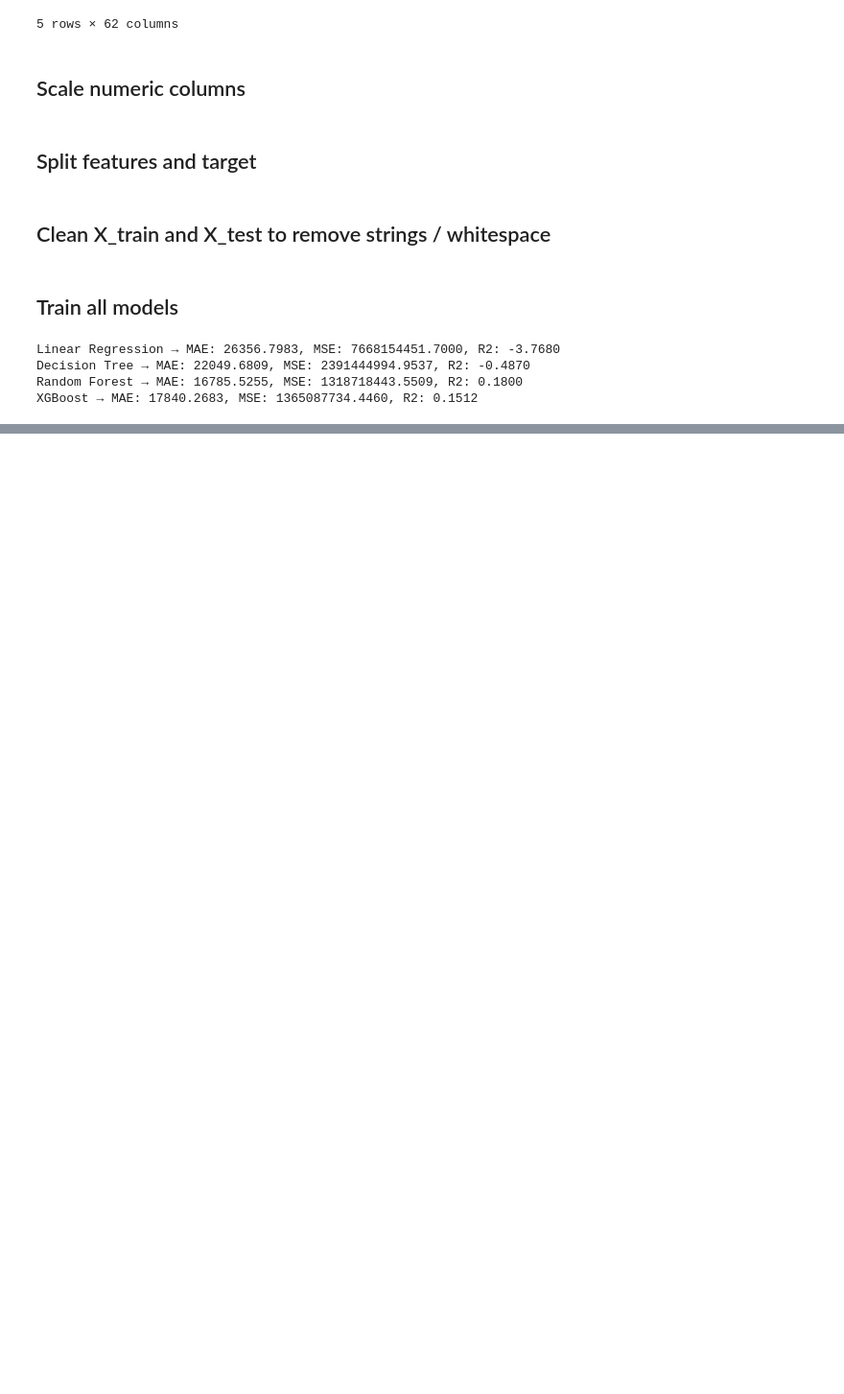
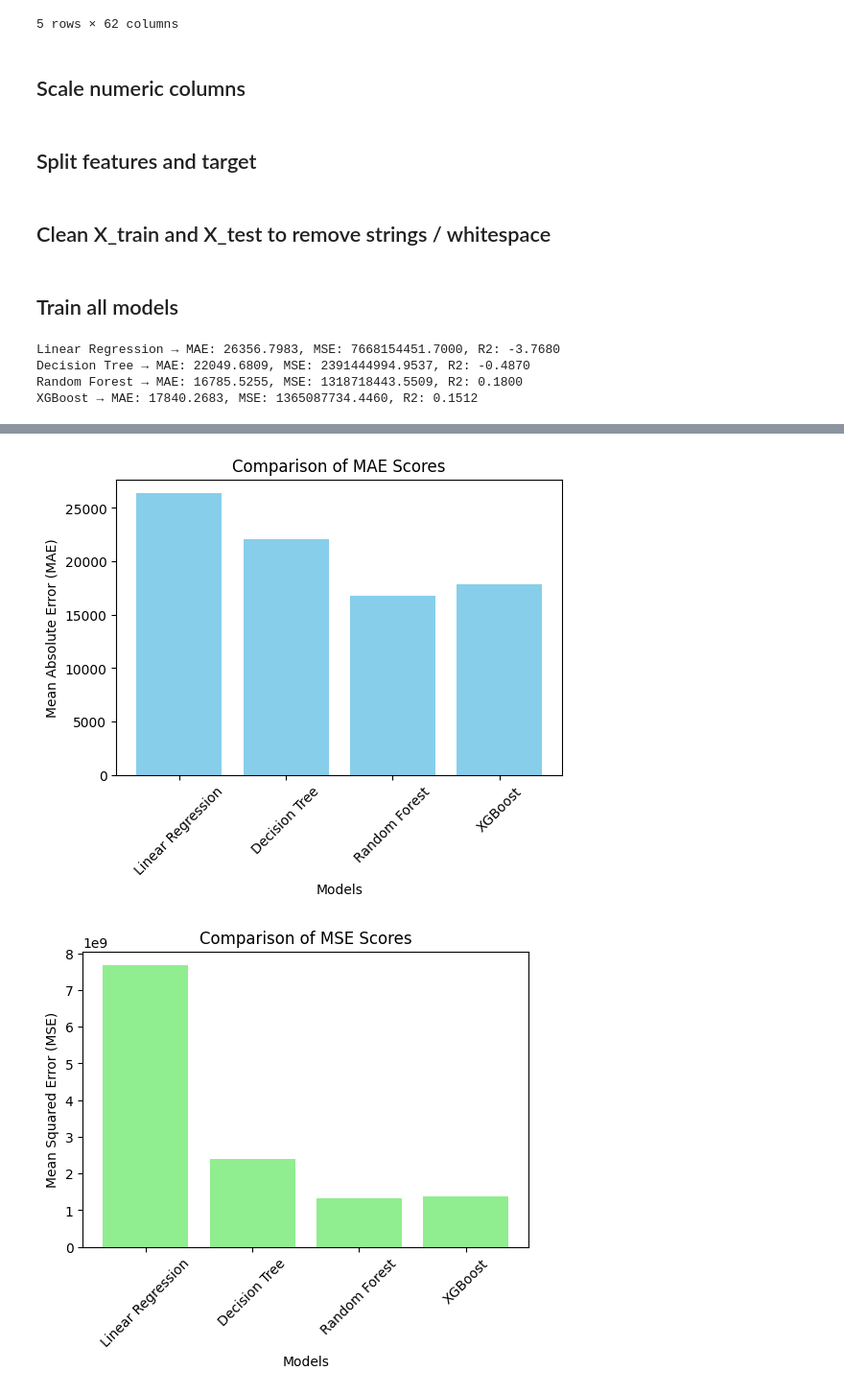
Before and after one commit to Aryam-21/insurance-risk-analytics, a Jupyter notebook: notebooks/task-4.ipynb, the cells around one changed output, grey strips where cells are left out. Shown at 96% size. Cells and saved outputs as stored; diff of their text form; code cells hidden in the pictures; blank space fills up the shorter version.

Commit message:
Visualizes model performance using bar charts.

```diff
--- a/notebooks/task-4.ipynb
+++ b/notebooks/task-4.ipynb
@@ -6,10 +6,12 @@ sys.path.append('..')
 from scripts.model import Model
 from scripts.processor import Processor
 from src.load import load_csv
+from src.plot import Plot
 import warnings
 warnings.filterwarnings('ignore')
 model = Model()
 processor = Processor()
+ploter = Plot()
 # %% [markdown]
 ## Loading Clean Data
 # %%
@@ -94,0 +122,5 @@ XGBoost → MAE: 17840.2683, MSE: 1365087734.4460, R2: 0.1512
+# %%
+ploter.plot_metrics(models=models_list, mae_scores=mae_scores, mse_scores=mse_scores, r2_scores=r2_scores)
+# %% [output]
+[figure, added]
+[figure, added]
```
Also changed, not shown: parts of 2 cells of this notebook, 1 other file.
